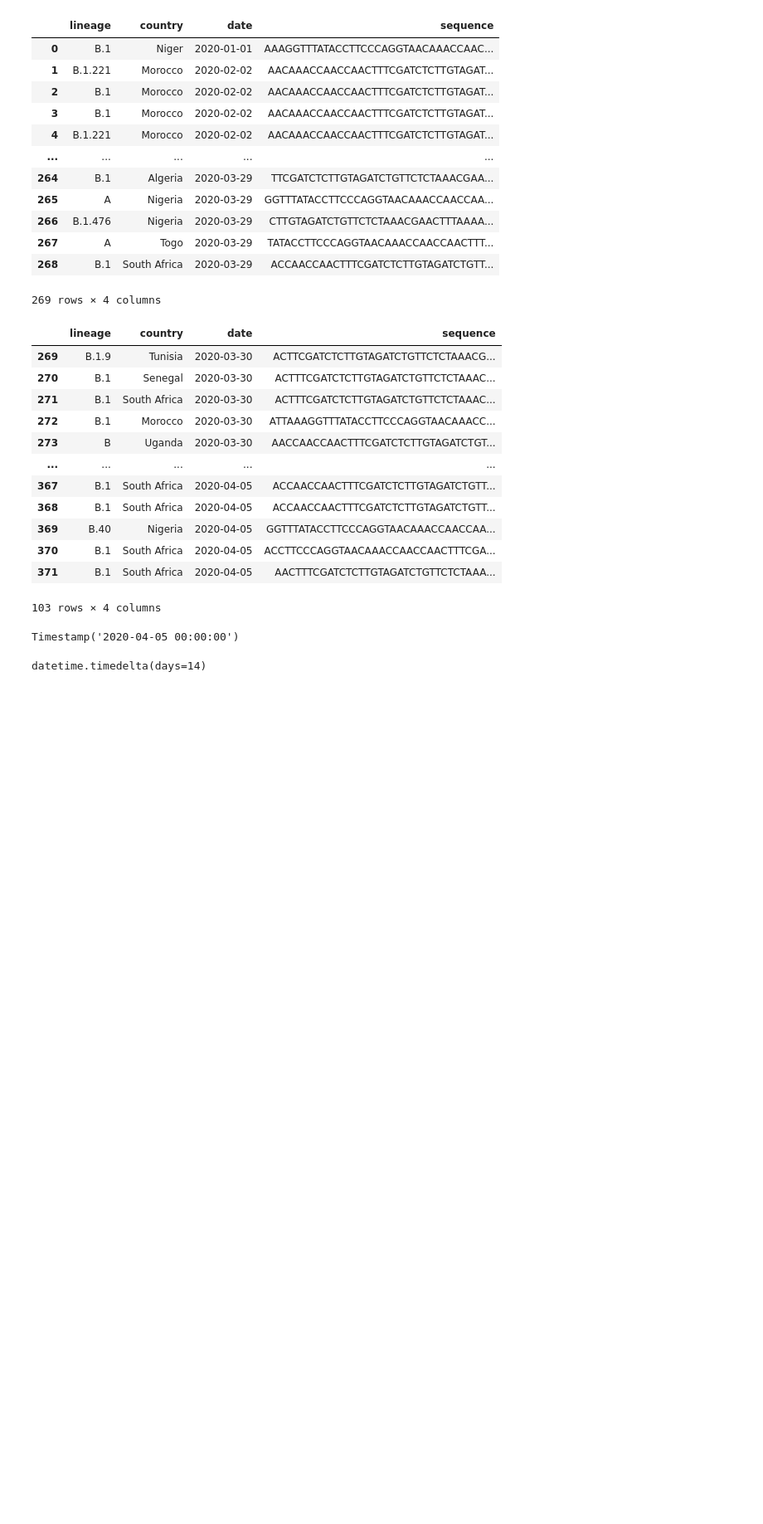
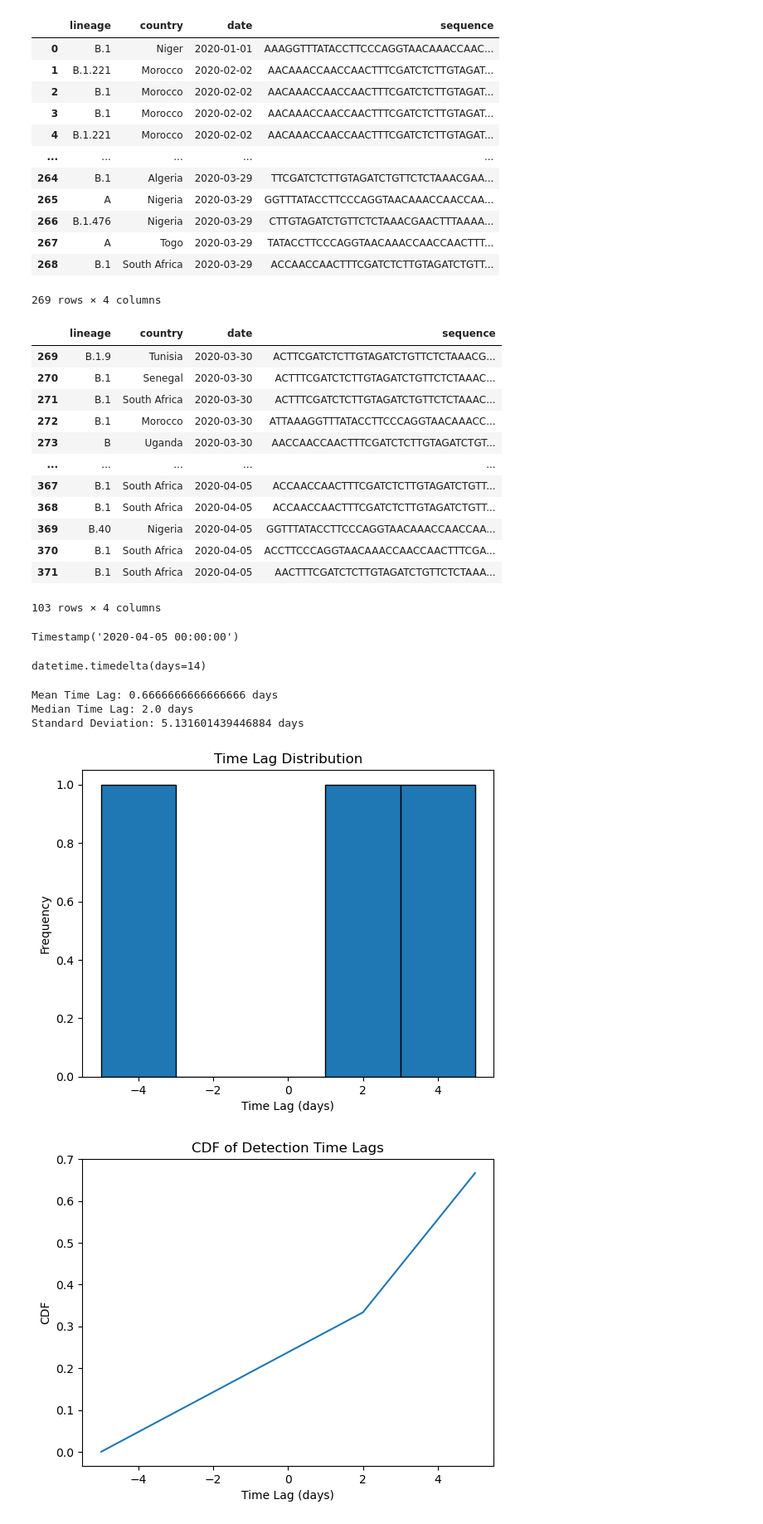
Before and after one commit to INFORM-Africa/AI-viral-lineage-classification, a Jupyter notebook: src_aurel/active-learning.ipynb, the cells around one changed output. Shown: that part at 83% size. Cells and saved outputs as stored; diff of their text form; code cells hidden in the pictures; blank space fills up the shorter version.

```diff
--- a/src_aurel/active-learning.ipynb
+++ b/src_aurel/active-learning.ipynb
@@ -58,3 +58,66 @@ Timestamp('2020-04-05 00:00:00')
 2 * n_days_delta
 # %% [output]
 datetime.timedelta(days=14)
+# %%
+import pandas as pd
+import matplotlib.pyplot as plt
+import numpy as np
+import seaborn as sns
+
+# Data
+data = {'Variant': ['A', 'B', 'C'],
+        'Traditional': ['2020-04-15', '2020-05-10', '2020-06-05'],
+        'Model': ['2020-04-10', '2020-05-08', '2020-06-10']}
+
+df = pd.DataFrame(data)
+df['Traditional'] = pd.to_datetime(df['Traditional'])
+df['Model'] = pd.to_datetime(df['Model'])
+df['Time Lag'] = (df['Traditional'] - df['Model']).dt.days
+
+# Summary statistics
+mean_lag = df['Time Lag'].mean()
+median_lag = df['Time Lag'].median()
+std_lag = df['Time Lag'].std()
+
+print(f"Mean Time Lag: {mean_lag} days")
+print(f"Median Time Lag: {median_lag} days")
+print(f"Standard Deviation: {std_lag} days")
+
+# Histogram
+plt.hist(df['Time Lag'], bins=5, edgecolor='black')
+plt.title('Time Lag Distribution')
+plt.xlabel('Time Lag (days)')
+plt.ylabel('Frequency')
+plt.show()
+
+# CDF
+time_lags_sorted = np.sort(df['Time Lag'])
+cdf = np.arange(len(time_lags_sorted)) / float(len(time_lags_sorted))
+plt.plot(time_lags_sorted, cdf)
+plt.title('CDF of Detection Time Lags')
+plt.xlabel('Time Lag (days)')
+plt.ylabel('CDF')
+plt.show()
+
+# Time Series Plot
+plt.figure(figsize=(10, 5))
+plt.plot(df['Variant'], df['Traditional'], label='Traditional Detection', marker='o')
+plt.plot(df['Variant'], df['Model'], label='Model Detection', marker='o')
+plt.title('Variant Detection Timeline')
+plt.xlabel('Variant')
+plt.ylabel('Detection Date')
+plt.legend()
+plt.show()
+
+# Box Plot
+plt.figure(figsize=(8, 6))
+sns.boxplot(x=df['Time Lag'])
+plt.title('Time Lag Distribution')
+plt.xlabel('Time Lag (days)')
+plt.show()
+# %% [output]
+Mean Time Lag: 0.6666666666666666 days
+Median Time Lag: 2.0 days
+Standard Deviation: 5.131601439446884 days
+[figure, added]
+[figure, added]
```
Also changed, not shown: parts of 1 cell of this notebook, 10 other files.
